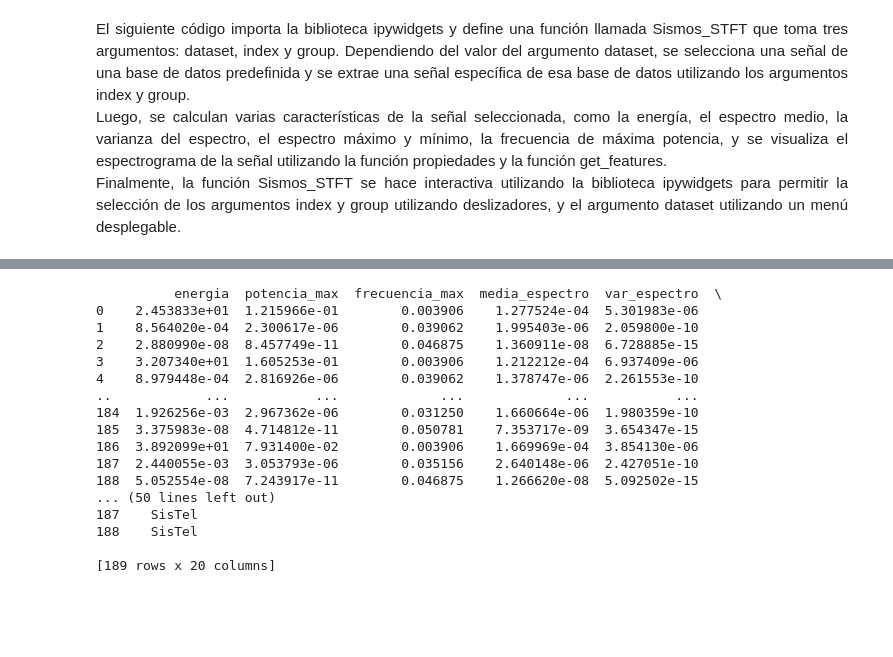
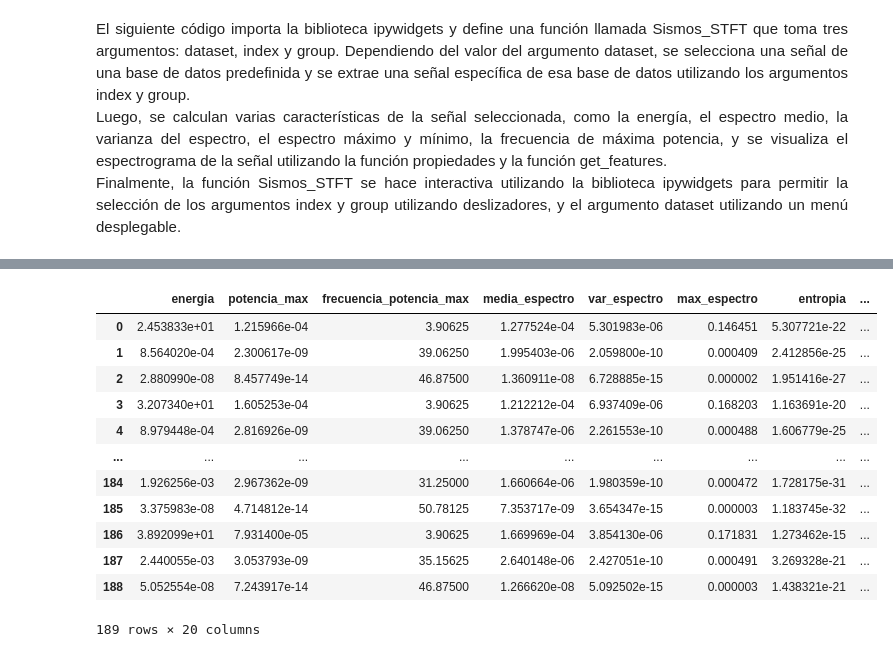
Before and after one commit to StivenVelasquez/Analisis-Multivariado-de-Seniales-Sismograficas, a Jupyter notebook: Mini_proyecto_1_Análisis_Multivariado_de_Señales_Sismográficas.ipynb, the cells around one changed output, grey strips where cells are left out. Cells and saved outputs as stored; diff of their text form; code cells hidden in the pictures; blank space fills up the shorter version.

```diff
--- a/Mini_proyecto_1_Análisis_Multivariado_de_Señales_Sismográficas.ipynb
+++ b/Mini_proyecto_1_Análisis_Multivariado_de_Señales_Sismográficas.ipynb
@@ -250,18 +272,26 @@ import numpy as np
 from scipy import signal
 
 def caracteristicas(datos, frecuencia_de_muestreo, nperseg):
-    frecuencias, tiempos, espectro = signal.stft(datos, frecuencia_de_muestreo, nperseg=nperseg)
-    energia = np.sum(np.square(datos))
-    frecuencia_pxx, pxx = signal.welch(datos, fs=1.0)
-    potencia_maxima = np.max(pxx)
-    frecuencia_maxima = frecuencia_pxx[np.argmax(pxx)]
-    media_espectro = np.mean(np.abs(espectro))
-    varianza_espectro = np.var(np.abs(espectro))
-    maximo_espectro = np.max(np.abs(espectro))
-    minimo_espectro = np.min(np.abs(espectro))
-
-    # Retornar los valores calculados
-    return energia, potencia_maxima, frecuencia_maxima, media_espectro, varianza_espectro, maximo_espectro, minimo_espectro, frecuencias, tiempos, espectro
+  # Calculamos el espectrograma a partir de los datos, la frecuencia de muestreo y el número de segmentos por periodo.
+  frecuencias, tiempos, espectro = signal.stft(datos, frecuencia_de_muestreo, nperseg=nperseg)
+  # Calculamos la energía a partir de los datos.
+  energia = np.sum(np.square(datos))
+  # Calculamos la densidad espectral de potencia utilizando el método Welch y la frecuencia de muestreo.
+  frecuencia_pxx, pxx = signal.welch(datos, fs=frecuencia_de_muestreo)
+  # Obtenemos la potencia máxima a partir de la densidad espectral de potencia.
+  potencia_maxima = np.max(pxx)
+  # Obtenemos la frecuencia en la que se presenta la potencia máxima a partir de la densidad espectral de potencia.
+  frecuencia_maxima = frecuencia_pxx[np.argmax(pxx)]
+  # Calculamos la media del espectro de frecuencias.
+  media_espectro = np.mean(np.abs(espectro))
+  # Calculamos la varianza del espectro de frecuencias.
+  varianza_espectro = np.var(np.abs(espectro))
+  # Obtenemos el valor máximo del espectro de frecuencias.
+  maximo_espectro = np.max(np.abs(espectro))
+  # Obtenemos el valor mínimo del espectro de frecuencias.
+  minimo_espectro = np.min(np.abs(espectro))
+  # Retornamos todas las características calculadas.
+  return energia, potencia_maxima, frecuencia_maxima, media_espectro, varianza_espectro, maximo_espectro, minimo_espectro, frecuencias, tiempos, espectro
 # %% [markdown]
 
 
@@ -394,14 +402,17 @@ print(len(matrizCaracteristicas[0][0][0]))
+# %%
+# Se define la  matriz de características
+matrizCaracteristicas = np.zeros((3, 21, 3, 19))
 # %%
 #Iterar sobre las señales y agregar caracterrísticas calculadas
 for i in range (len(signal_spectrum_singular)):
   for j in range(len(signal_spectrum_singular[i])):
     for k in range(len(signal_spectrum_singular[i][j])):
       # Get properties of the signal using the "propiedades" function
-      energy, max_power, max_power_freq, mean_spectrum, var_spectrum, max_spectrum, min_spectrum,f,t,zxx = caracteristicas(signal_spectrum_singular[i][j][k],1000,512)
+      energia, potencia_maxima, frecuencia_potencia_maxima, media_espectro, varianza_espectro, maximo_espectro, minimo_espectro, frecuencias, tiempos, espectro = caracteristicas(signal_spectrum_singular[i][j][k],1000,512)
 
       # Get features of the signal using the "get_features" function
       conjuntoFeatures = get_features(signal_spectrum_singular[i][j][k])
 
       # Combine the properties and features into a feature matrix
-      matrizCaracteristicas[i][j][k] = np.concatenate([np.array([energy, max_power, max_power_freq, mean_spectrum, var_spectrum, max_spectrum, min_spectrum]), conjuntoFeatures])
+      matrizCaracteristicas[i][j][k] = np.concatenate([np.array([energia, potencia_maxima, frecuencia_potencia_maxima, media_espectro, varianza_espectro, maximo_espectro, minimo_espectro]), conjuntoFeatures])
 # %%
@@ -457,50 +470,46 @@ import numpy as np
 # Convertir la lista en una matriz de numpy
 matriz = np.array(matrizCaracteristicas)
 matriz_N= matriz.reshape(189, 19)
 
 # Crear un diccionario con los nombres de las columnas y los datos correspondientes
 datos = {}
 datos['energia'] = matriz_N[:, 0]
 datos['potencia_max'] = matriz_N[:, 1]
-datos['frecuencia_max'] = matriz_N[:, 2]
+datos['frecuencia_potencia_max'] = matriz_N[:, 2]
 datos['media_espectro'] = matriz_N[:, 3]
 datos['var_espectro'] = matriz_N[:, 4]
 datos['max_espectro'] = matriz_N[:, 5]
 datos['entropia'] = matriz_N[:, 6]
 datos['min_espectro'] = matriz_N[:, 7]
 datos['no_cero_crossing'] = matriz_N[:, 8]
 datos['no_mean_crossing'] = matriz_N[:, 9]
 datos['n5'] = matriz_N[:, 10]
 datos['n25'] = matriz_N[:, 11]
 datos['n75'] = matriz_N[:, 12]
 datos['n95'] = matriz_N[:, 13]
 datos['mediana'] = matriz_N[:, 14]
 datos['media'] = matriz_N[:, 15]
 datos['std'] = matriz_N[:, 16]
 datos['varianza'] = matriz_N[:, 17]
 datos['rms'] = matriz_N[:, 18]
-datos['TipoSismo'] = ["sisLoc"] * 63 + ["sisReg"] * 63 + ["SisTel"] * 63
+datos['Tipo_Sismo'] = ["sisLoc"] * 63 + ["sisReg"] * 63 + ["SisTel"] * 63
 
 # Crear el dataframe a partir del diccionario
 df = pd.DataFrame(datos)
 
 # Mostrar el dataframe
-print(df)
+df
 # %% [output]
+|  | energia | potencia_max | frecuencia_potencia_max | media_espectro | var_espectro | max_espectro | entropia | ... |
+| 0 | 2.453833e+01 | 1.215966e-04 | 3.90625 | 1.277524e-04 | 5.301983e-06 | 0.146451 | 5.307721e-22 | ... |
+| 1 | 8.564020e-04 | 2.300617e-09 | 39.06250 | 1.995403e-06 | 2.059800e-10 | 0.000409 | 2.412856e-25 | ... |
+| 2 | 2.880990e-08 | 8.457749e-14 | 46.87500 | 1.360911e-08 | 6.728885e-15 | 0.000002 | 1.951416e-27 | ... |
+| 3 | 3.207340e+01 | 1.605253e-04 | 3.90625 | 1.212212e-04 | 6.937409e-06 | 0.168203 | 1.163691e-20 | ... |
+| 4 | 8.979448e-04 | 2.816926e-09 | 39.06250 | 1.378747e-06 | 2.261553e-10 | 0.000488 | 1.606779e-25 | ... |
+| ... | ... | ... | ... | ... | ... | ... | ... | ... |
+| 184 | 1.926256e-03 | 2.967362e-09 | 31.25000 | 1.660664e-06 | 1.980359e-10 | 0.000472 | 1.728175e-31 | ... |
+| 185 | 3.375983e-08 | 4.714812e-14 | 50.78125 | 7.353717e-09 | 3.654347e-15 | 0.000003 | 1.183745e-32 | ... |
+| 186 | 3.892099e+01 | 7.931400e-05 | 3.90625 | 1.669969e-04 | 3.854130e-06 | 0.171831 | 1.273462e-15 | ... |
+| 187 | 2.440055e-03 | 3.053793e-09 | 35.15625 | 2.640148e-06 | 2.427051e-10 | 0.000491 | 3.269328e-21 | ... |
+| 188 | 5.052554e-08 | 7.243917e-14 | 46.87500 | 1.266620e-08 | 5.092502e-15 | 0.000003 | 1.438321e-21 | ... |
-          energia  potencia_max  frecuencia_max  media_espectro  var_espectro  \
-0    2.453833e+01  1.215966e-01        0.003906    1.277524e-04  5.301983e-06
-1    8.564020e-04  2.300617e-06        0.039062    1.995403e-06  2.059800e-10
-2    2.880990e-08  8.457749e-11        0.046875    1.360911e-08  6.728885e-15
-3    3.207340e+01  1.605253e-01        0.003906    1.212212e-04  6.937409e-06
-4    8.979448e-04  2.816926e-06        0.039062    1.378747e-06  2.261553e-10
-..            ...           ...             ...             ...           ...
-184  1.926256e-03  2.967362e-06        0.031250    1.660664e-06  1.980359e-10
-185  3.375983e-08  4.714812e-11        0.050781    7.353717e-09  3.654347e-15
-186  3.892099e+01  7.931400e-02        0.003906    1.669969e-04  3.854130e-06
-187  2.440055e-03  3.053793e-06        0.035156    2.640148e-06  2.427051e-10
-188  5.052554e-08  7.243917e-11        0.046875    1.266620e-08  5.092502e-15
-... (50 lines left out)
-187    SisTel
-188    SisTel
-
-[189 rows x 20 columns]
+189 rows × 20 columns
```
Also changed, not shown: parts of 35 cells of this notebook.
